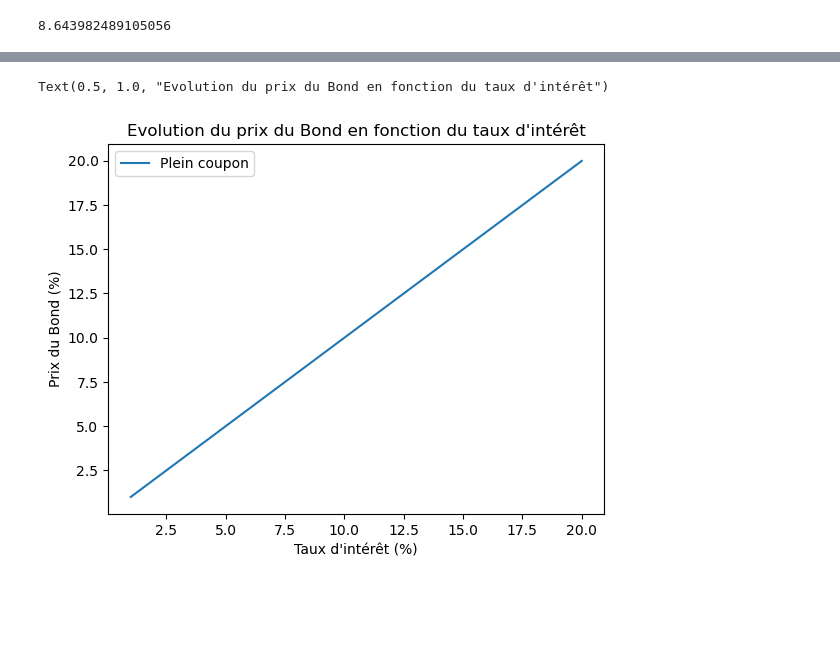
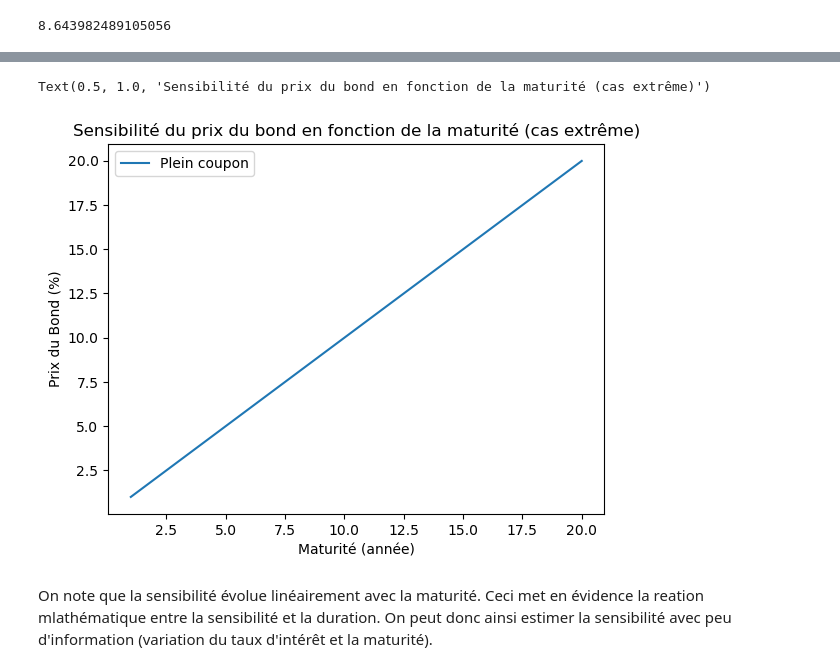
Before and after one commit to usenameFD/Asset-management, a Jupyter notebook: Liquidity/assetLiquidity.ipynb, the cells around one changed output, grey strips where cells are left out. Cells and saved outputs as stored; diff of their text form; code cells hidden in the pictures; blank space fills up the shorter version.

```diff
--- a/Liquidity/assetLiquidity.ipynb
+++ b/Liquidity/assetLiquidity.ipynb
@@ -639,13 +676,15 @@ Sensi(t,c,T,r,lamda, R = 0.4, delta_r = 1e-4)
 # %%
-# Valeur extrême de la sensibilité (egale à la maturité)
+# Valeur extrême de la sensibilité (cas extrême de nullité de lambda, r et c)
 maturity = range(1,21)
 censi = np.array([Sensi(t,1e-6,T,1e-6,1e-6) for T in maturity])
 
 plt.plot(maturity, censi, label ="Plein coupon")
-plt.xlabel("Taux d'intérêt (%)")
+plt.xlabel("Maturité (année)")
 plt.ylabel("Prix du Bond (%)")
 plt.legend()
-plt.title("Evolution du prix du Bond en fonction du taux d'intérêt")
+plt.title("Sensibilité du prix du bond en fonction de la maturité (cas extrême)")
 # %% [output]
-Text(0.5, 1.0, "Evolution du prix du Bond en fonction du taux d'intérêt")
+Text(0.5, 1.0, 'Sensibilité du prix du bond en fonction de la maturité (cas extrême)')
-[figure, old version]
+[figure, new version]
+# %% [markdown]
+On note que la sensibilité évolue linéairement avec la maturité. Ceci met en évidence la reation mlathématique entre la sensibilité et la duration. On peut donc ainsi estimer la sensibilité avec peu d'information (variation du taux d'intérêt et la maturité).
```
Also changed, not shown: parts of 38 cells of this notebook, 3 other files.
